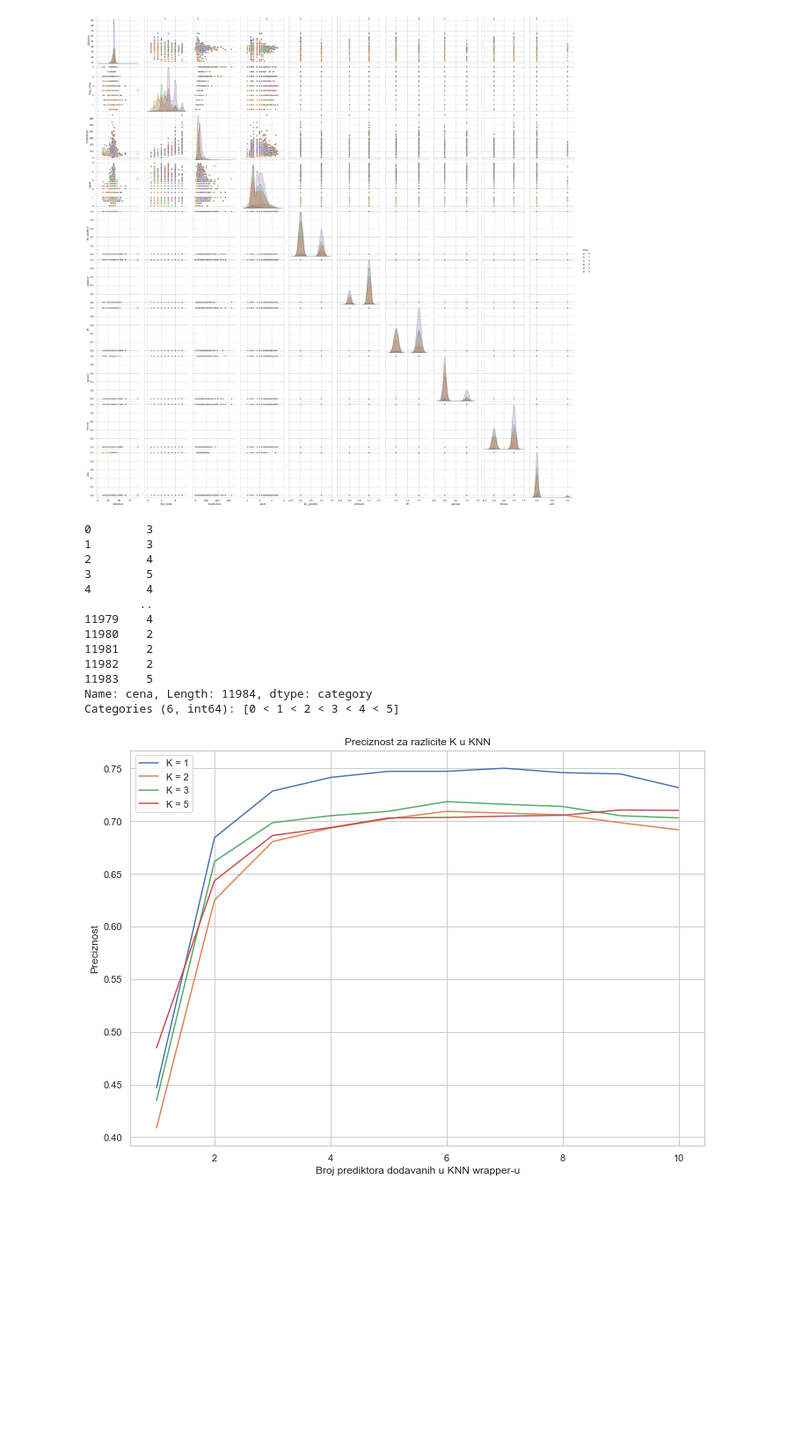
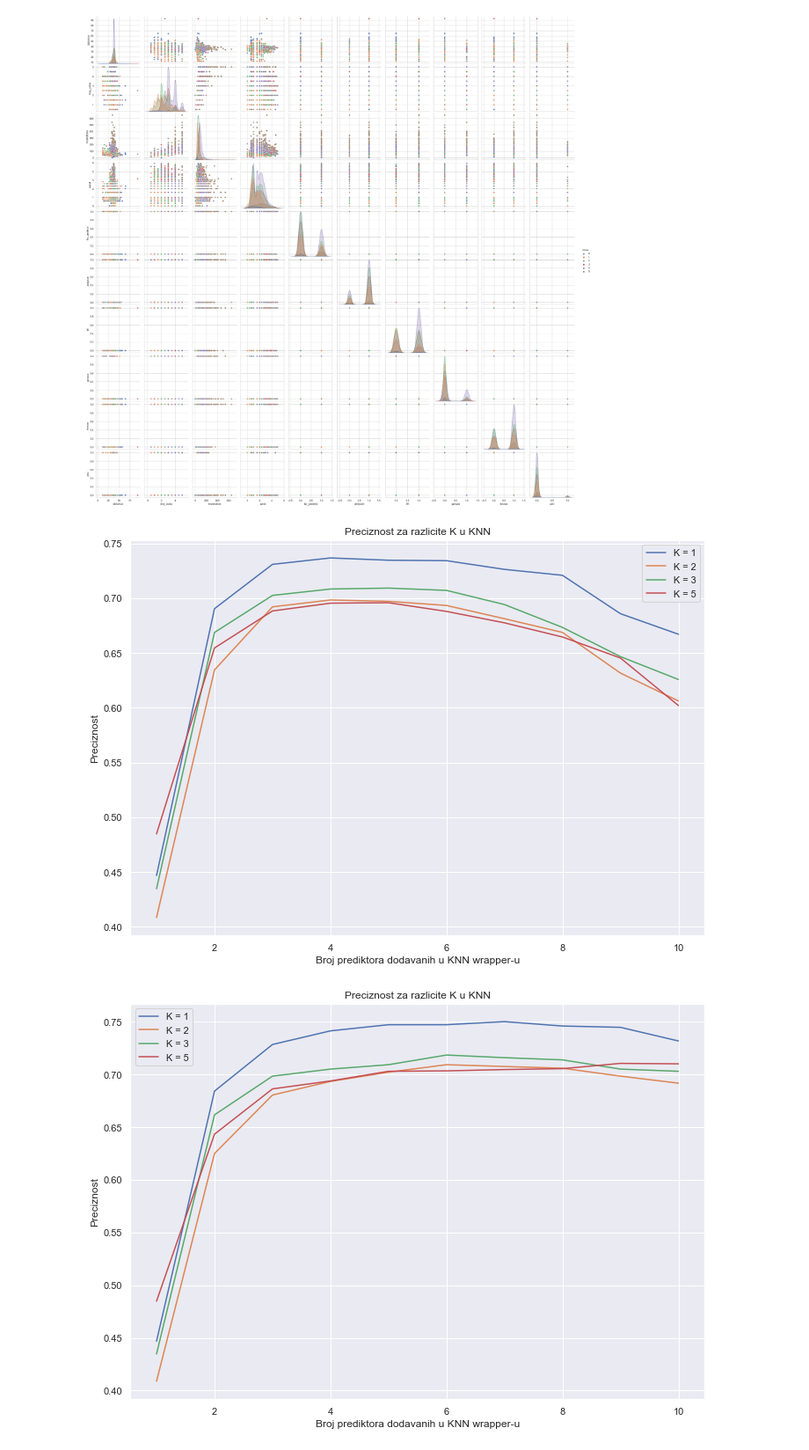
Before and after one commit to busketi/nekretnine_web_scrapping, a Jupyter notebook: knn_clasification.ipynb, the cells around one changed output. Shown at 88% size. Saved outputs shown, nothing was run; the diff lists cells and outputs as text; code cells hidden in the pictures; blank space fills up the shorter version.

```diff
--- a/knn-clasification.ipynb
+++ b/knn_clasification.ipynb
@@ -135,21 +137,6 @@ df_x = pd.DataFrame(X_data, columns=header)
 y_data = df['cena']
 MinMaxScaler = preprocessing.MinMaxScaler()
 X_data_minmax = MinMaxScaler.fit_transform(X_data)
-print(y_data)
-# %% [output]
-0        3
-1        3
-2        4
-3        5
-4        4
-        ..
-11979    4
-11980    2
-11981    2
-11982    2
-11983    5
-Name: cena, Length: 11984, dtype: category
-Categories (6, int64): [0 < 1 < 2 < 3 < 4 < 5]
 # %%
 def knn_acc_score(X_train, y_train, X_test, y_test, n_neighbors):
     knn_clf = KNeighborsClassifier(n_neighbors=n_neighbors)
@@ -198 +182,39 @@ for k in k_knn:
+# %%
+header = ['distance', 'broj_soba', 'kvadratura', 'sprat', 'tip_gradnje', 'uknjizen', 'lift', 'garaza', 'terasa', 'pdv', 'cena']
+df = pd.DataFrame(full_data, columns=header)
+header = ['distance', 'broj_soba', 'kvadratura', 'sprat', 'tip_gradnje', 'uknjizen', 'lift', 'garaza', 'terasa', 'pdv']
+df_x = pd.DataFrame(X_data, columns=header)
+price_ranges = [0, 50000, 100000, 150000, 200000, 500000, float('inf')]
+categories = [0,1,2,3,4,5]
+df['cena'] = pd.cut(df['cena'], bins=price_ranges, labels=categories)
+y_data = df['cena']
+MinMaxScaler = preprocessing.MinMaxScaler()
+X_data_minmax = MinMaxScaler.fit_transform(X_data)
+k_knn = [1, 2, 3, 5]
+acc_score = list()
+column_importance = list()
+X_train, X_test, y_train, y_test = train_test_split(X_data_minmax.copy(), y_data.copy(),test_size=0.2, random_state = 1)
+for k in k_knn:
+    column, score = knn_wrapper(X_train, X_test, y_train, y_test, header.copy(), k)
+    acc_score.append(score)
+    column_importance.append(column)
+x = [1, 2, 3, 4, 5, 6, 7, 8, 9, 10]
+
+# Plotting the lines
+for score, k in zip(acc_score,k_knn):
+    plt.plot(x,score, label='K = '+ str(k))
+
+
+# Adding legend
+plt.legend()
+
+# Adding labels and title
+plt.xlabel('Broj prediktora dodavanih u KNN wrapper-u')
+plt.ylabel('Preciznost')
+plt.title('Preciznost za razlicite K u KNN')
+
+# Display the plot
+plt.show()
+# %% [output]
+[figure, added]
 # %%
```
Also changed, not shown: parts of 14 cells of this notebook, 9 other files.
